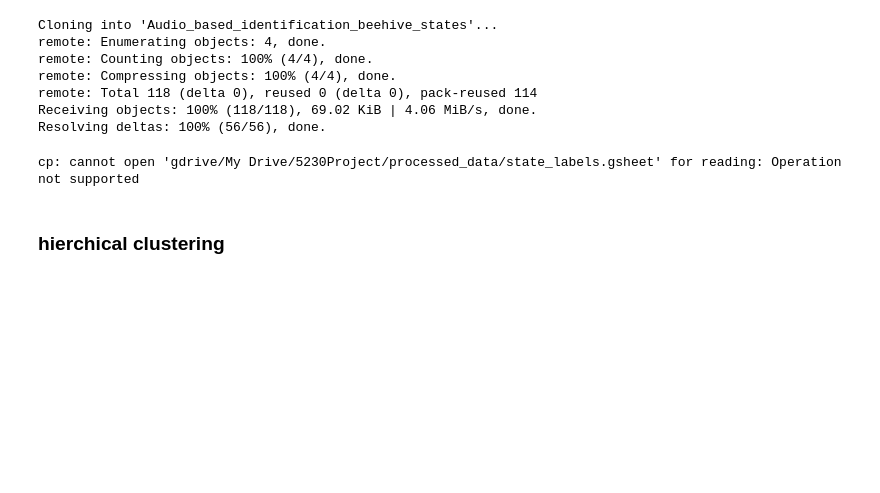
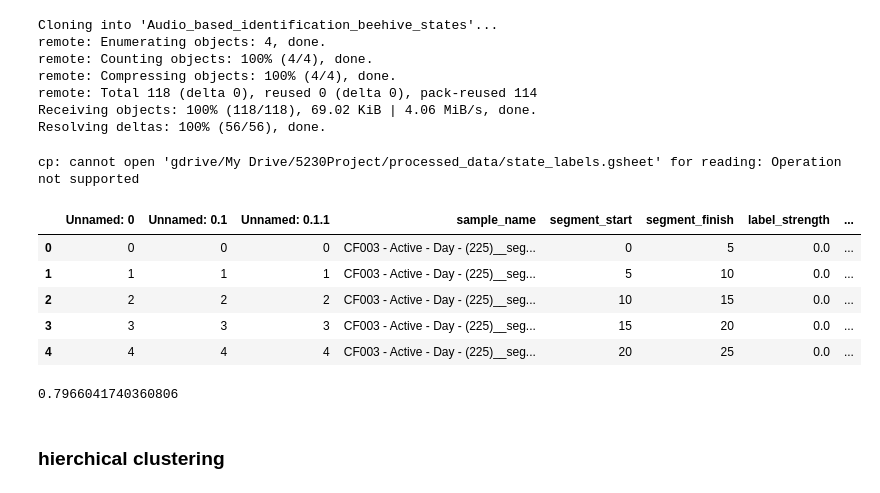
Before and after one commit to AnnieCRY/DS5230-project, a Jupyter notebook: hierarchical.ipynb, the cells around one changed output. Saved outputs shown, nothing was run; the diff lists cells and outputs as text; code cells hidden in the pictures; blank space fills up the shorter version.

Commit message:
remove unknown label

```diff
--- a/hierarchical.ipynb
+++ b/hierarchical.ipynb
@@ -49,7 +49,32 @@ import numpy as np
+# %%
+def modify_labels(path_workingFolder):
+    csv_file = path_workingFolder+"labels_BeeNotBee_th0.csv"
+    labels_BeeNotBee_th0 = pd.read_csv(csv_file)
+
+    def add_new_labels(df):
+        labels_l=[]
+        for x in df['label_strength']:
+            if x>0.95:
+                labels_l.append('nobee')
+            elif x==0:
+                labels_l.append('bee')
+            else:
+                labels_l.append('unknown')
+        df['label']=labels_l
+        return df,labels_l,df['sample_name']
+
+    labels_BeeNotBee_th0,labels,ids=add_new_labels(labels_BeeNotBee_th0)
+    labels_BeeNotBee_th0.to_csv(csv_file)
+    return labels,ids
+path_workingFolder = '/content/processed_data_25_1/'
+labels,ids=modify_labels(path_workingFolder)
 # %%
 block_size = 5
-path_workingFolder = '/content/processed_data/dataset_BeeNoBee_'+str(block_size)+'sec'+os.sep  # path where to save audio segments and labels files.
+# path where to save audio segments and labels files.
 labels2read = 'labels_BeeNotBee_th0'
 feature = 'MFCCs20'
-sample_ids_test, sample_ids_train, sample_ids_val = get_samples_id_perSet(path_workingFolder+'split_random_0.json')
+
+sample_ids=[]
+for id in ids:
+    sample_ids.append(id+'.wav')
 # %%
@@ -59,3 +84,14 @@ X_test = get_features_from_samples(path_workingFolder, sample_ids_test, 'MFCCs20
+# %%
+# debug
+test = pd.read_csv(path_workingFolder+"labels_BeeNotBee_th0.csv")
+test.head()
+# %% [output]
+|  | Unnamed: 0 | Unnamed: 0.1 | Unnamed: 0.1.1 | sample_name | segment_start | segment_finish | label_strength | ... |
+| 0 | 0 | 0 | 0 | CF003 - Active - Day - (225)__seg... | 0 | 5 | 0.0 | ... |
+| 1 | 1 | 1 | 1 | CF003 - Active - Day - (225)__seg... | 5 | 10 | 0.0 | ... |
+| 2 | 2 | 2 | 2 | CF003 - Active - Day - (225)__seg... | 10 | 15 | 0.0 | ... |
+| 3 | 3 | 3 | 3 | CF003 - Active - Day - (225)__seg... | 15 | 20 | 0.0 | ... |
+| 4 | 4 | 4 | 4 | CF003 - Active - Day - (225)__seg... | 20 | 25 | 0.0 | ... |
 # %%
 def get_GT_labels_fromFiles(path_labels, sample_ids, labels2read) : #labels2read =  name of the label file
     labels = []
@@ -86,3 +132,7 @@ Y_train = labels_train
+# %%
+len(new_Y)/len(Y_train)
+# %% [output]
+0.7966041740360806
 # %% [markdown]
 ### hierchical clustering
 # %%
```
Also changed, not shown: parts of 20 cells of this notebook.
